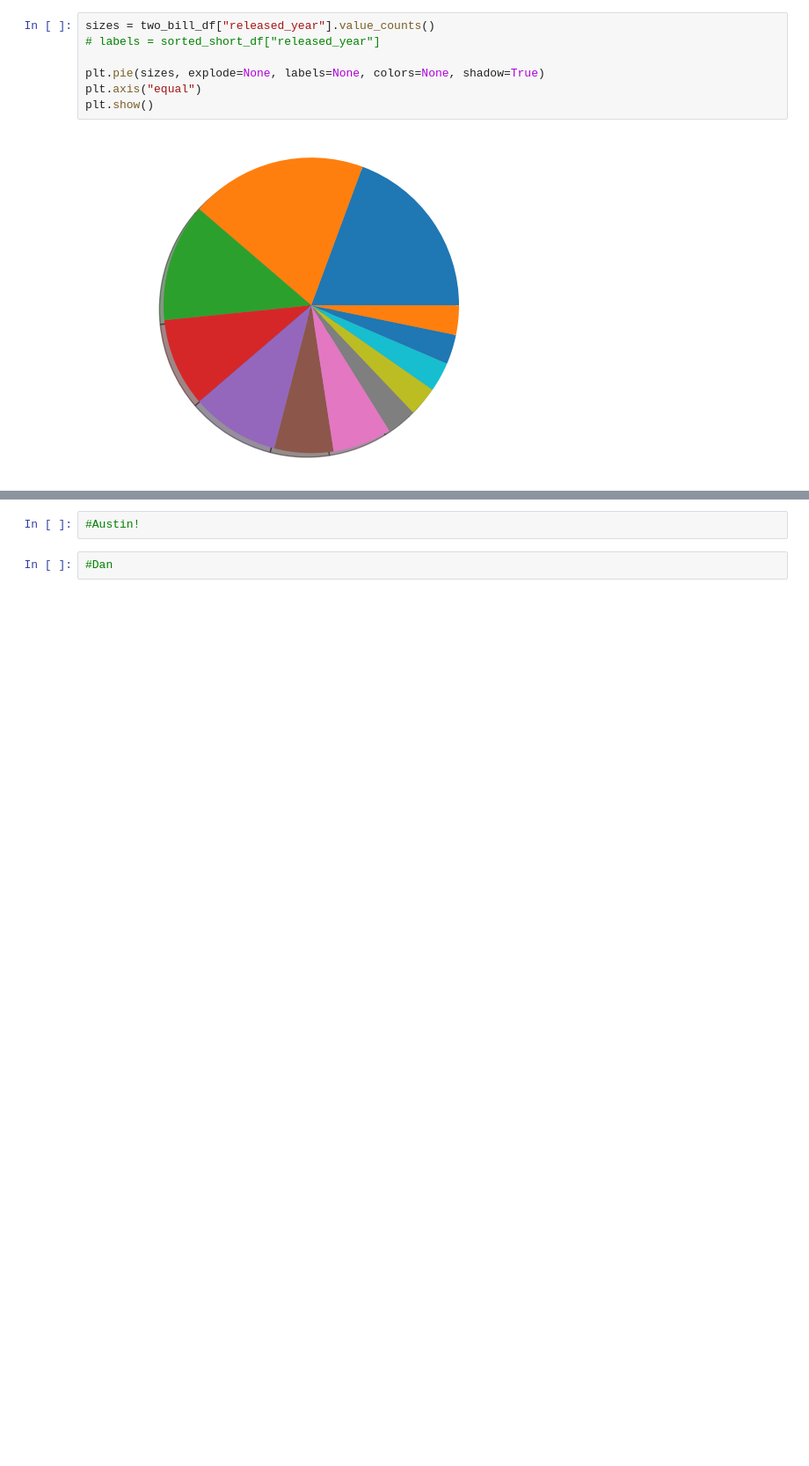
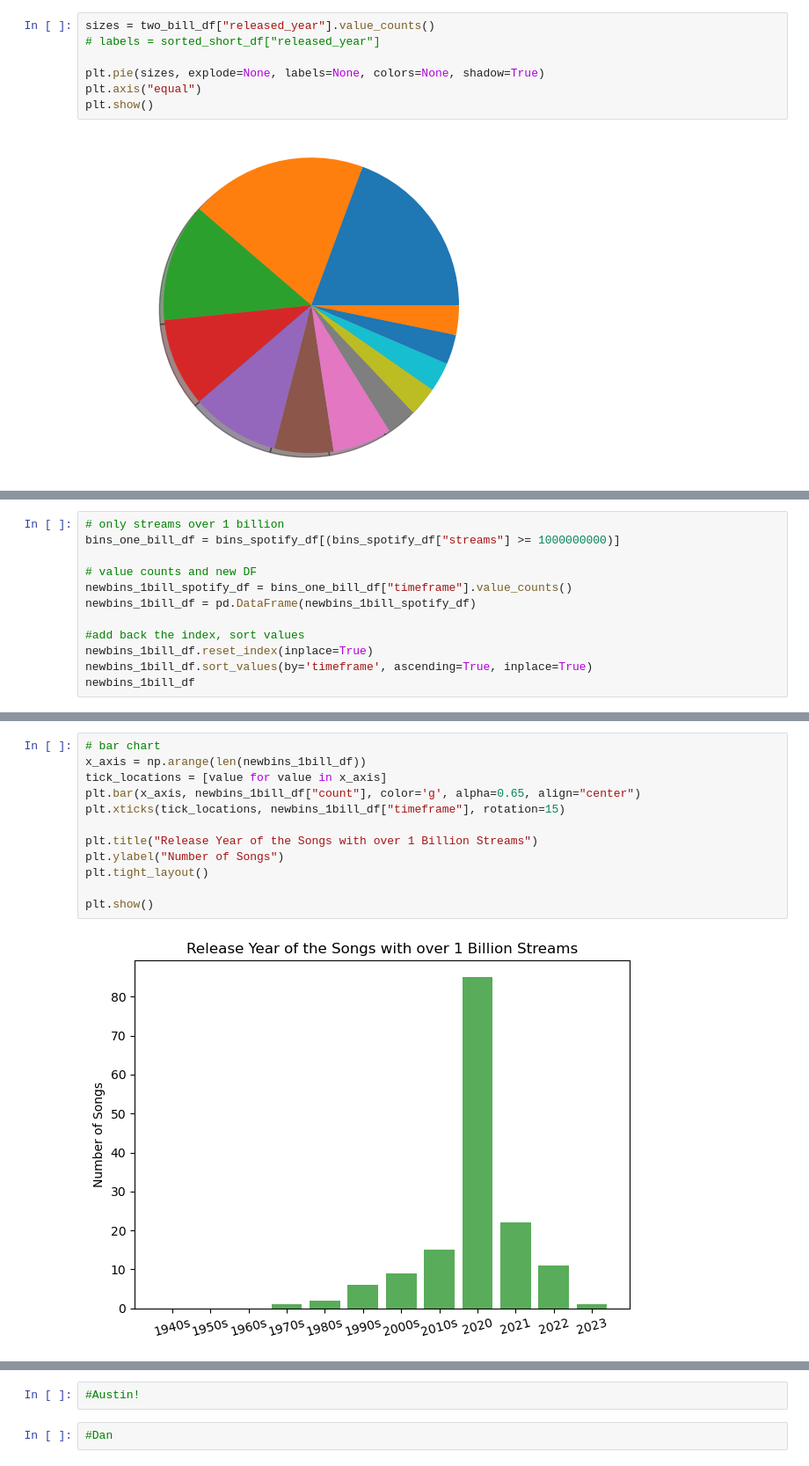
Before and after one commit to d6kramer/project-1-group-08, a Jupyter notebook: starter_notebook.ipynb, the cells around one changed output, grey strips where cells are left out. Shown at 88% size. Saved outputs shown, nothing was run; the diff lists cells and outputs as text; blank space fills up the shorter version.

```diff
--- a/starter_notebook.ipynb
+++ b/starter_notebook.ipynb
@@ -639,0 +643,12 @@ plt.show()
+# %%
+# only streams over 1 billion
+bins_one_bill_df = bins_spotify_df[(bins_spotify_df["streams"] >= 1000000000)]
+
+# value counts and new DF
+newbins_1bill_spotify_df = bins_one_bill_df["timeframe"].value_counts()
+newbins_1bill_df = pd.DataFrame(newbins_1bill_spotify_df)
+
+#add back the index, sort values
+newbins_1bill_df.reset_index(inplace=True)
+newbins_1bill_df.sort_values(by='timeframe', ascending=True, inplace=True)
+newbins_1bill_df
@@ -639,0 +669,14 @@ plt.show()
+# %%
+# bar chart
+x_axis = np.arange(len(newbins_1bill_df))
+tick_locations = [value for value in x_axis]
+plt.bar(x_axis, newbins_1bill_df["count"], color='g', alpha=0.65, align="center")
+plt.xticks(tick_locations, newbins_1bill_df["timeframe"], rotation=15)
+
+plt.title("Release Year of the Songs with over 1 Billion Streams")
+plt.ylabel("Number of Songs")
+plt.tight_layout()
+
+plt.show()
+# %% [output]
+[figure, added]
```
Also changed, not shown: parts of 7 cells of this notebook.
